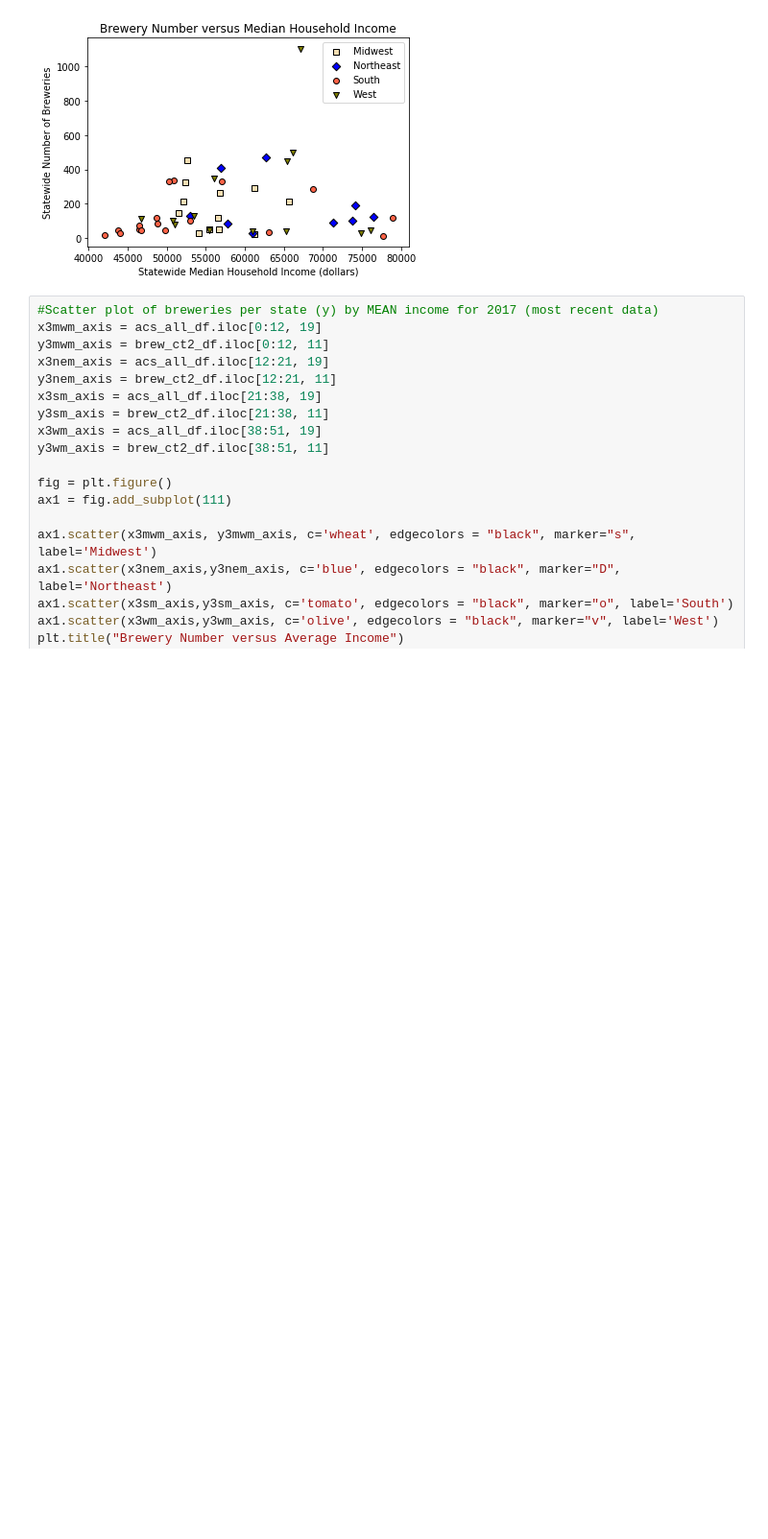
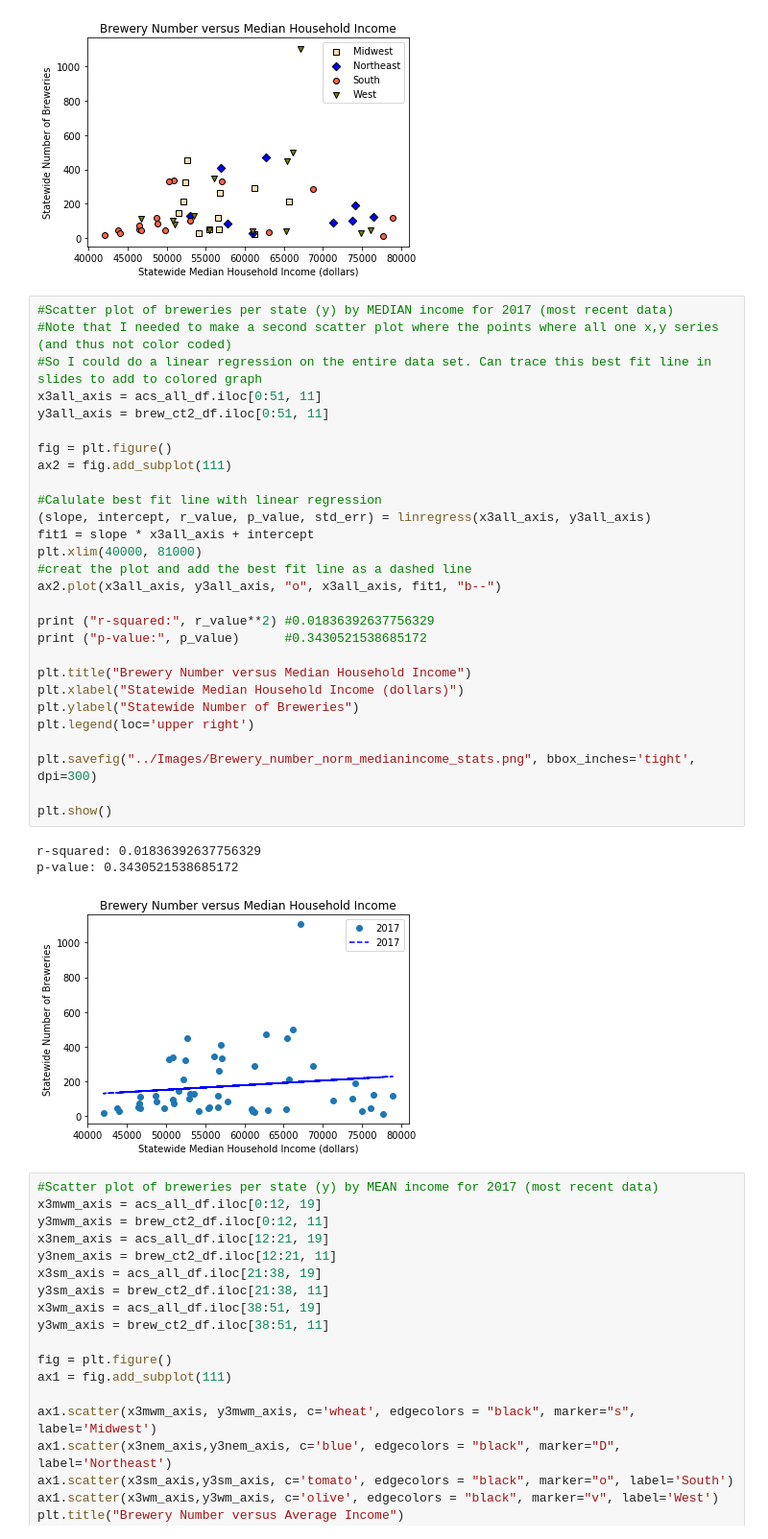
Before and after one commit to akhilliker/Project_1_Team_2, a Jupyter notebook: MAIN PROJECT FOLDER/Main_Notebook.ipynb, the cells around one changed output. Shown at 96% size. Drawn from its saved outputs; the diff is of its cells as text; blank space fills up the shorter version.

Commit message:
Angie update main notebook with linear regression

```diff
--- a/MAIN PROJECT FOLDER/Main_Notebook.ipynb
+++ b/MAIN PROJECT FOLDER/Main_Notebook.ipynb
@@ -1026,6 +996,38 @@ plt.show()
 #Consider- can this graph be interactive to allow mouse to reveal which point is which state?
 # %% [output]
 [figure]
+# %%
+#Scatter plot of breweries per state (y) by MEDIAN income for 2017 (most recent data)
+#Note that I needed to make a second scatter plot where the points where all one x,y series (and thus not color coded)
+#So I could do a linear regression on the entire data set. Can trace this best fit line in slides to add to colored graph
+x3all_axis = acs_all_df.iloc[0:51, 11]
+y3all_axis = brew_ct2_df.iloc[0:51, 11]
+
+fig = plt.figure()
+ax2 = fig.add_subplot(111)
+
+#Calulate best fit line with linear regression
+(slope, intercept, r_value, p_value, std_err) = linregress(x3all_axis, y3all_axis)
+fit1 = slope * x3all_axis + intercept
+plt.xlim(40000, 81000)
+#creat the plot and add the best fit line as a dashed line
+ax2.plot(x3all_axis, y3all_axis, "o", x3all_axis, fit1, "b--")
+
+print ("r-squared:", r_value**2) #0.01836392637756329
+print ("p-value:", p_value)      #0.3430521538685172
+
+plt.title("Brewery Number versus Median Household Income")
+plt.xlabel("Statewide Median Household Income (dollars)")
+plt.ylabel("Statewide Number of Breweries")
+plt.legend(loc='upper right')
+
+plt.savefig("../Images/Brewery_number_norm_medianincome_stats.png", bbox_inches='tight', dpi=300)
+
+plt.show()
+# %% [output]
+r-squared: 0.01836392637756329
+p-value: 0.3430521538685172
+[figure, added]
 # %%
 #Scatter plot of breweries per state (y) by MEAN income for 2017 (most recent data)
 x3mwm_axis = acs_all_df.iloc[0:12, 19]
```
Also changed, not shown: parts of 7 cells of this notebook, 12 other files.
